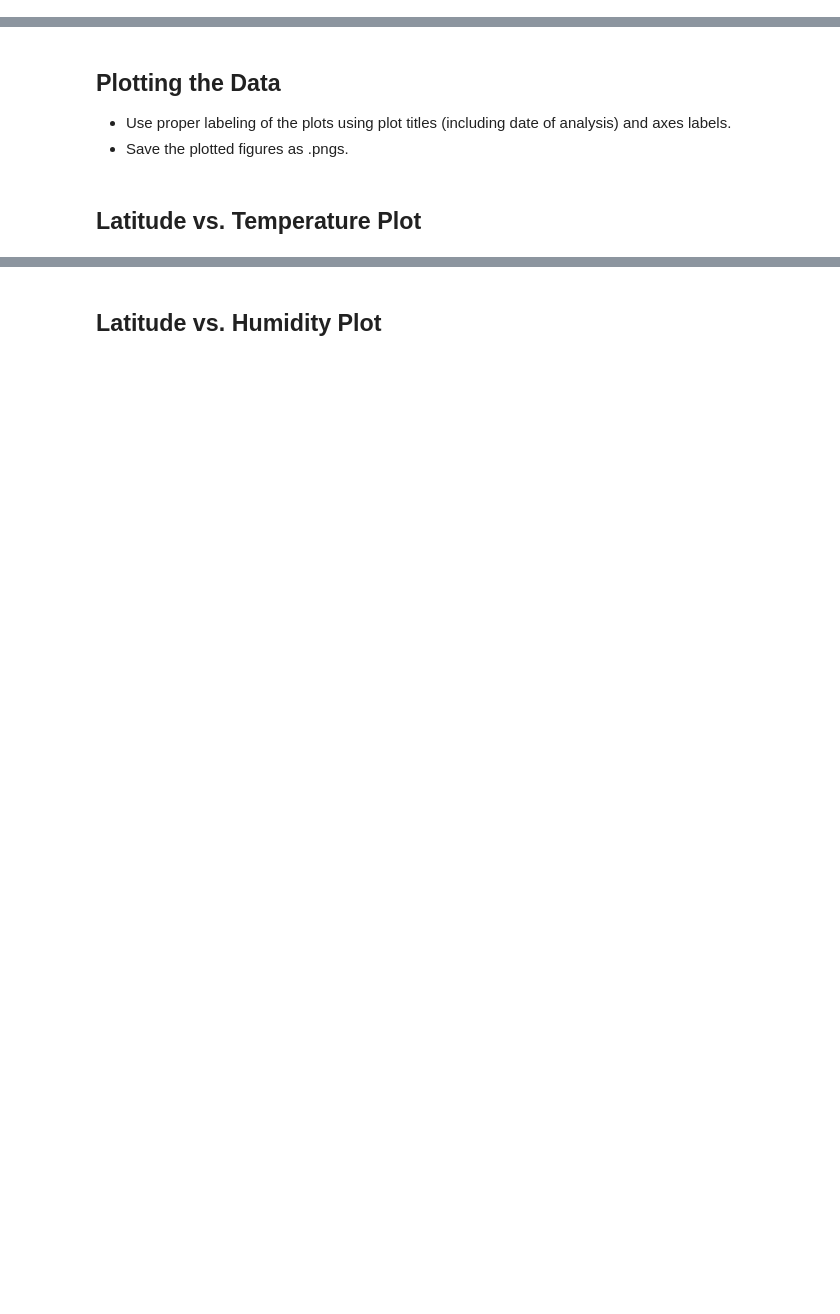
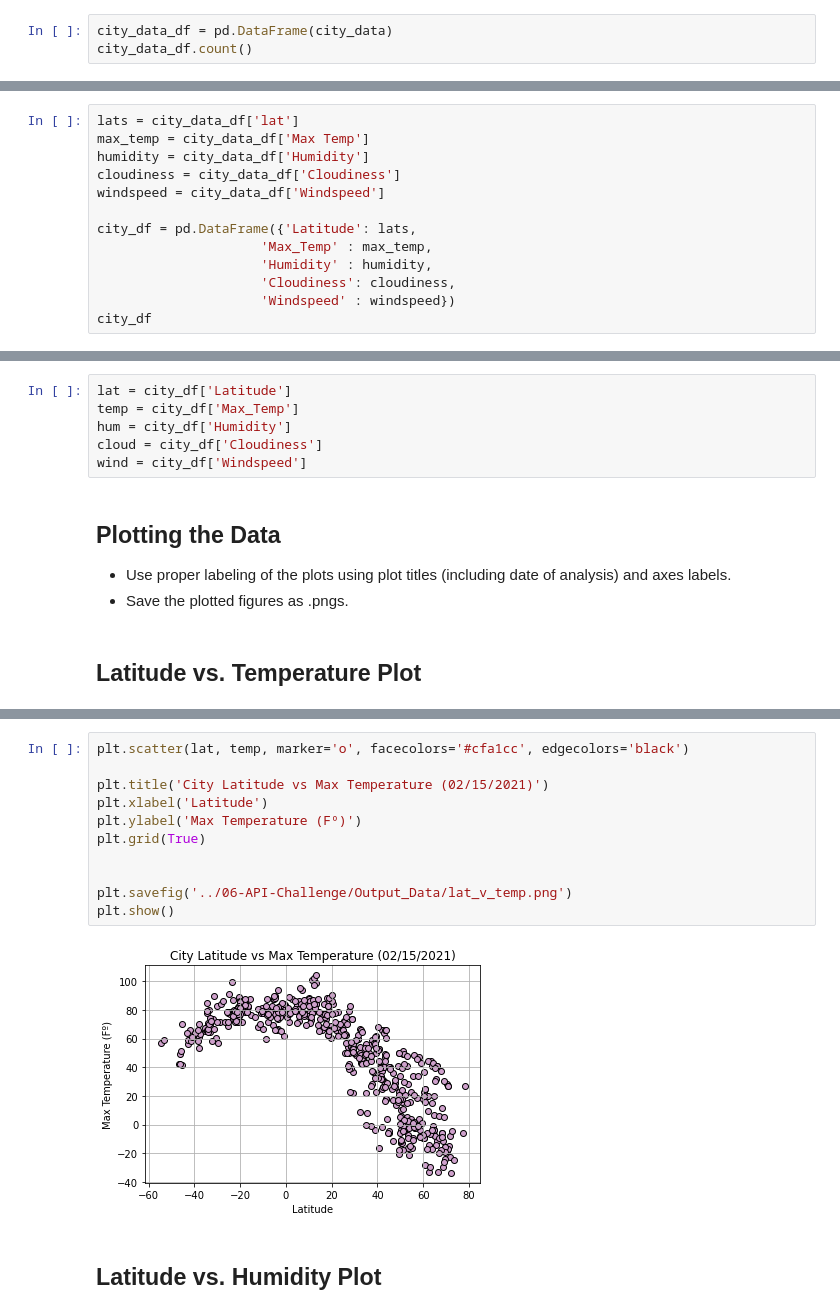
Before and after one commit to elz-harri/06-API-Challenge, a Jupyter notebook: WeatherPy.ipynb, the cells around one changed output, grey strips where cells are left out. Saved outputs shown, nothing was run; the diff lists cells and outputs as text; blank space fills up the shorter version.

```diff
--- a/WeatherPy.ipynb
+++ b/WeatherPy.ipynb
@@ -113,0 +138,3 @@ Data Retrieval Complete
+# %%
+city_data_df = pd.DataFrame(city_data)
+city_data_df.count()
@@ -142,0 +186,13 @@ Int64Index([], dtype='int64')
+# %%
+lats = city_data_df['lat']
+max_temp = city_data_df['Max Temp']
+humidity = city_data_df['Humidity']
+cloudiness = city_data_df['Cloudiness']
+windspeed = city_data_df['Windspeed']
+
+city_df = pd.DataFrame({'Latitude': lats,
+                     'Max_Temp' : max_temp,
+                     'Humidity' : humidity,
+                     'Cloudiness': cloudiness,
+                     'Windspeed' : windspeed})
+city_df
@@ -143,3 +213,9 @@ Int64Index([], dtype='int64')
+# %%
+lat = city_df['Latitude']
+temp = city_df['Max_Temp']
+hum = city_df['Humidity']
+cloud = city_df['Cloudiness']
+wind = city_df['Windspeed']
 # %% [markdown]
 ## Plotting the Data
 * Use proper labeling of the plots using plot titles (including date of analysis) and axes labels.
@@ -152,2 +225,15 @@ Int64Index([], dtype='int64')
+# %%
+plt.scatter(lat, temp, marker='o', facecolors='#cfa1cc', edgecolors='black')
+
+plt.title('City Latitude vs Max Temperature (02/15/2021)')
+plt.xlabel('Latitude')
+plt.ylabel('Max Temperature (Fº)')
+plt.grid(True)
+
+
+plt.savefig('../06-API-Challenge/Output_Data/lat_v_temp.png')
+plt.show()
+# %% [output]
+[figure, added]
 # %% [markdown]
 ## Latitude vs. Humidity Plot
```
Also changed, not shown: parts of 41 cells of this notebook, 8 other files.
